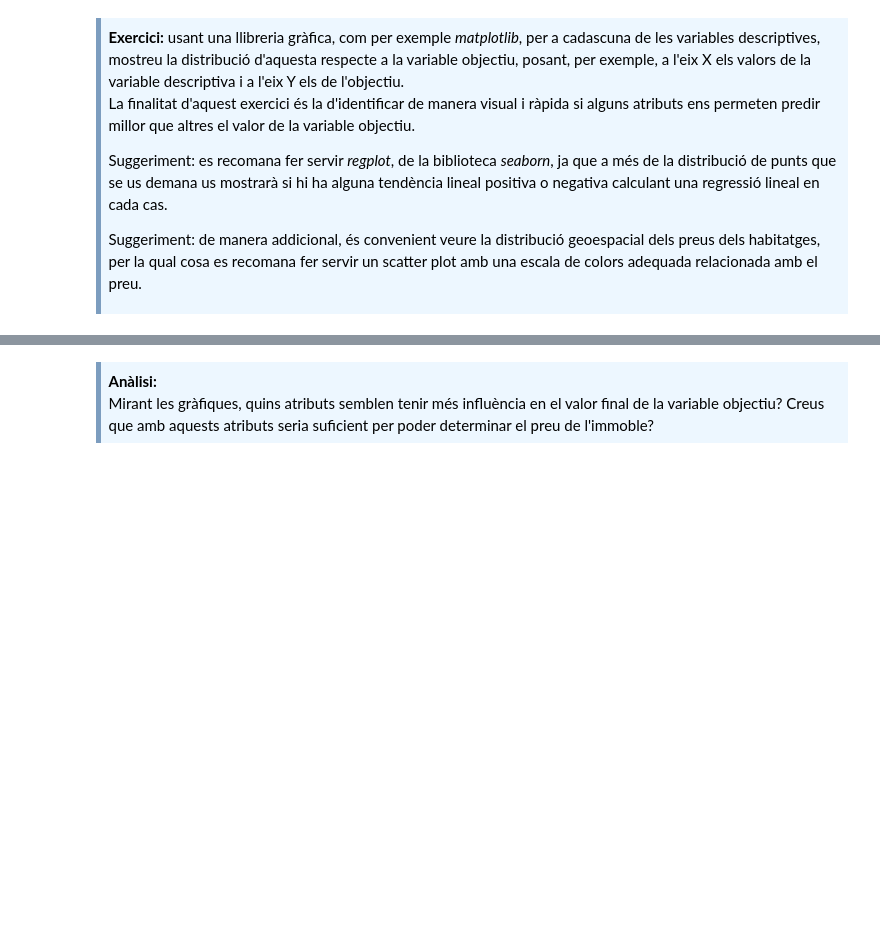
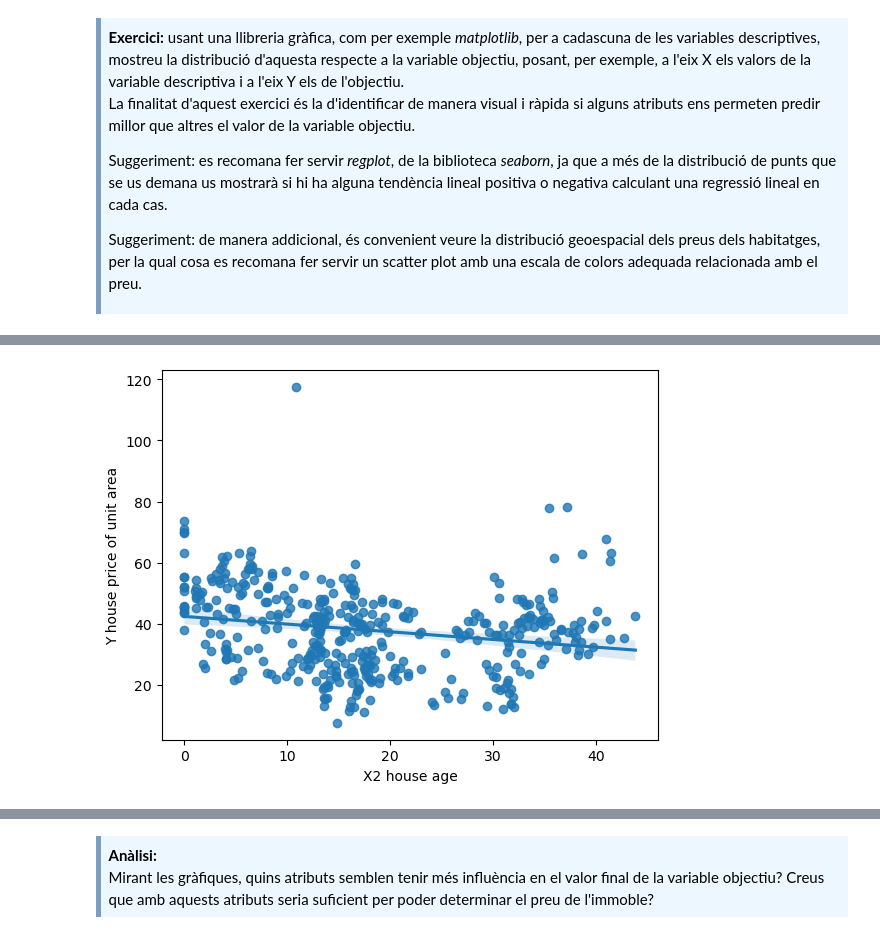
Before and after one commit to marc7666/PAC1-Aprenentatge-automatic, a Jupyter notebook: M2.991_20242_PAC1-Enunciat.ipynb, the cells around one changed output, grey strips where cells are left out. Cells and saved outputs as stored; diff of their text form; code cells hidden in the pictures; blank space fills up the shorter version.

```diff
--- a/M2.991_20242_PAC1-Enunciat.ipynb
+++ b/M2.991_20242_PAC1-Enunciat.ipynb
@@ -539,0 +548,6 @@ Suggeriment: de manera addicional, és convenient veure la distribució geoespac
+# %%
+sns.regplot(x=real_estate_valuation_as_pandas["X2 house age"],
+            y=real_estate_valuation_as_pandas["Y house price of unit area"])
+plt.show()
+# %% [output]
+[figure, added]
```
Also changed, not shown: parts of 36 cells of this notebook.
